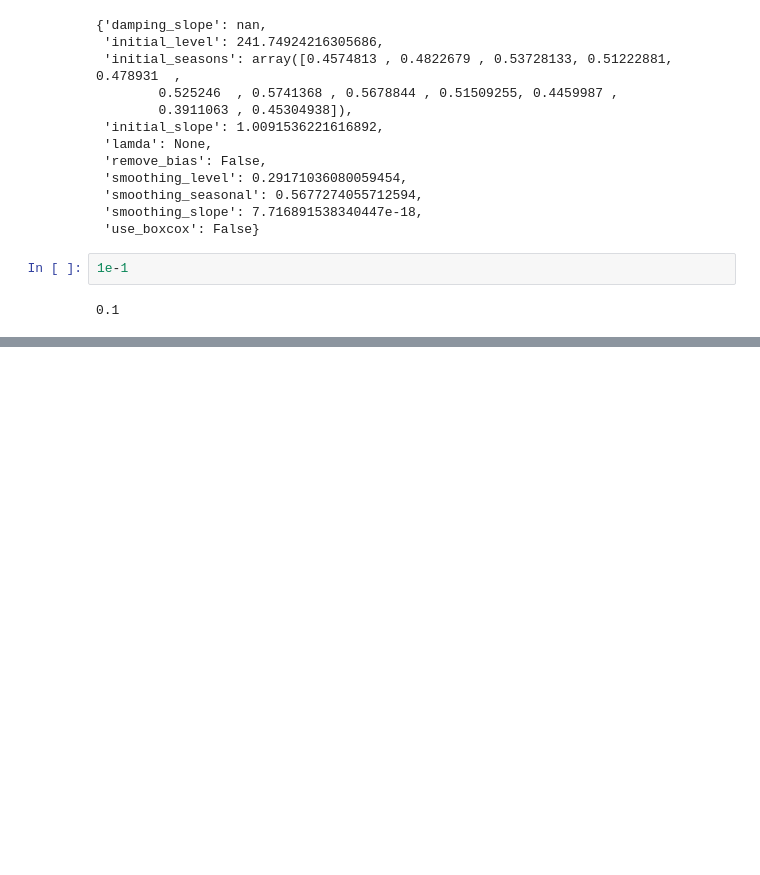
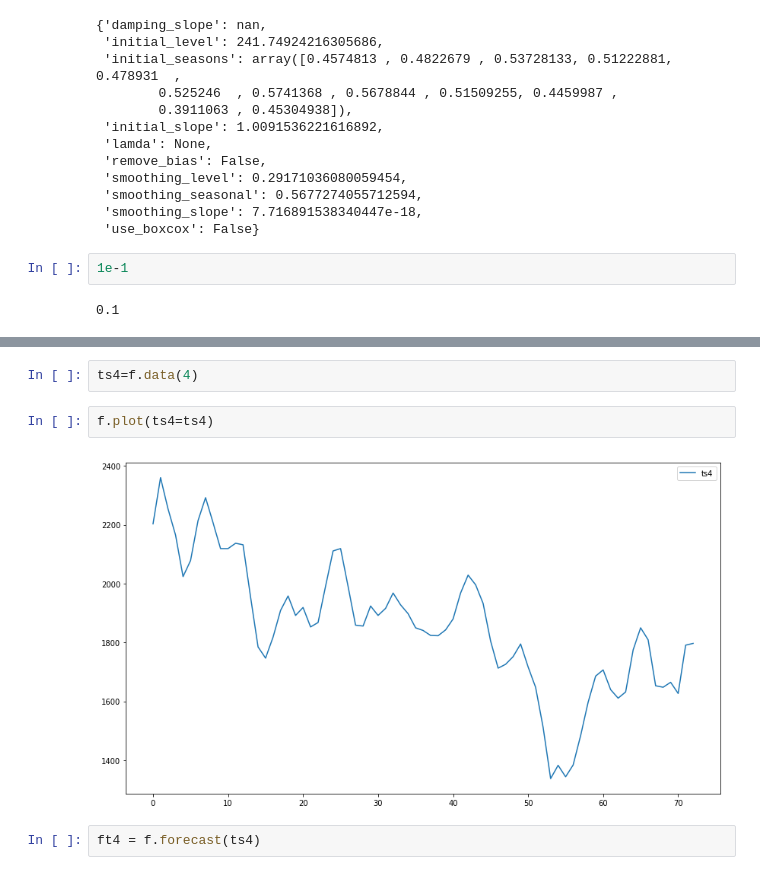
Before and after one commit to ropinotex/forecasting, a Jupyter notebook: Forecasting.ipynb, the cells around one changed output, grey strips where cells are left out. Cells and saved outputs as stored; diff of their text form; blank space fills up the shorter version.

```diff
--- a/Forecasting.ipynb
+++ b/Forecasting.ipynb
@@ -205,0 +265,8 @@ model.model.params
+# %%
+ts4=f.data(4)
+# %%
+f.plot(ts4=ts4)
+# %% [output]
+[figure, added]
+# %%
+ft4 = f.forecast(ts4)
```
Also changed, not shown: parts of 19 cells of this notebook, 1 other file.
